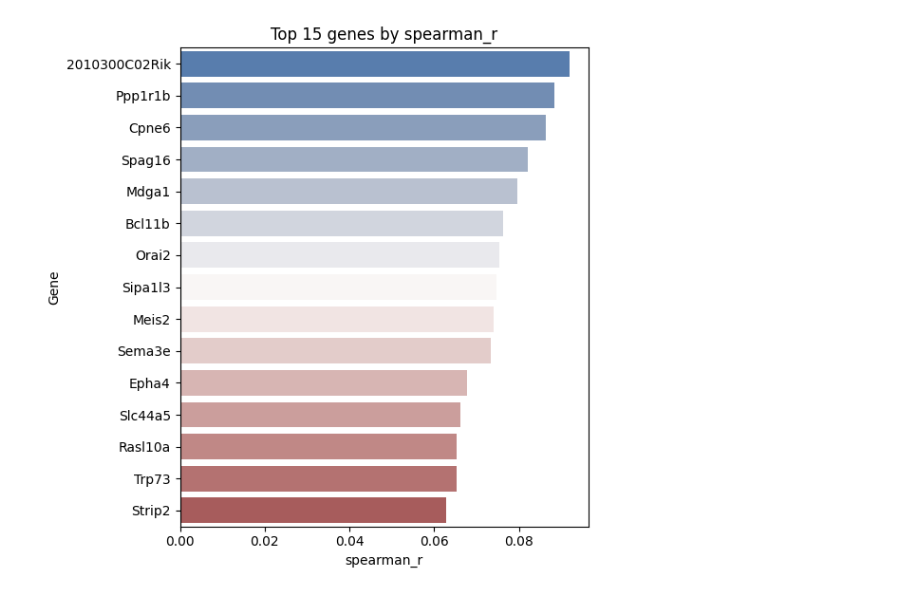
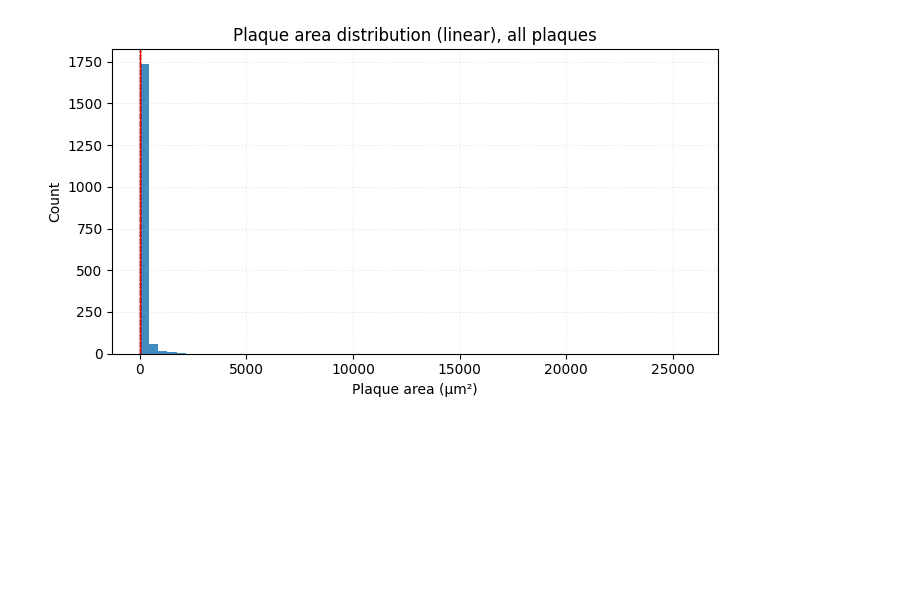
Before and after one commit to epfl-ada/ada-2025-project-adastraperaspera, a Jupyter notebook: results.ipynb, the cells around one changed output. Saved outputs shown, nothing was run; the diff lists cells and outputs as text; code cells hidden in the pictures; blank space fills up the shorter version.

```diff
--- a/results.ipynb
+++ b/results.ipynb
@@ -139,30 +208,73 @@ plot_mean_heatmap(mean_expr, top_n=25)
 # %%
-from src.scripts.analysis.regression_analysis import (
-    compute_gene_spatial_stats,
-    plot_top_spatial_genes,
+# 7. Plot plaque area distribution to validate suggested cutoffs
+areas = plaques_poly["area"].to_numpy()
+
+p5, p10 = np.percentile(areas, [5, 10]) if len(areas) > 0 else (0.0, 0.0)
+q1, q3 = np.percentile(areas, [25, 75]) if len(areas) > 0 else (0.0, 0.0)
+iqr = q3 - q1
+iqr_low = max(0.0, q1 - 1.5 * iqr)
+
+la = np.log10(areas[areas > 0]) if (areas > 0).any() else np.array([])
+knee = 0.0
+if la.size > 1:
+    sl = np.sort(la)
+    gap_idx = int(np.argmax(np.diff(sl)))
+    knee = 10 ** ((sl[gap_idx] + sl[min(gap_idx + 1, len(sl) - 1)]) / 2)
+
+logger.info(
+    {
+        "n_plaques": int(len(areas)),
+        "p5": float(p5),
+        "p10": float(p10),
+        "IQR_low": float(iqr_low),
+        "knee_log10_gap": float(knee),
+    }
+)
+# Linear area
+_ = hist1d(
+    areas,
+    bins=60,
+    thresholds=[
+        (p5, "k", "--"),
+        (p10, "k", ":"),
+        (iqr_low, "r", "-"),
+    ],
+    xlabel="Plaque area (µm²)",
+    ylabel="Count",
+    title="Plaque area distribution (linear), all plaques",
+    xlim=None,
+    ylim=None,
+)
+areas_filtered = areas[areas < 10]
+# Linear area
+_ = hist1d(
+    areas_filtered,
+    bins=60,
+    thresholds=[
+        (p5, "k", "--"),
+        (p10, "k", ":"),
+        (iqr_low, "r", "-"),
+    ],
+    xlabel="Plaque area (µm²)",
+    ylabel="Count",
+    title="Plaque area distribution (linear), plaques under 10 µm²",
+    xlim=None,
+    ylim=None,
 )
 
-gene_cols = [
-    g
-    for g in combined_df.columns
-    if g
-    not in [
-        "cell_id",
-        "x_centroid",
-        "y_centroid",
-        "cell_area",
-        "distance_to_plaque",
-        "transcript_counts",
-        "nucleus_area",
-    ]
-]
+# Log10 area
+la = np.log10(areas[areas > 0])
+knee_log10 = np.log10(knee) if knee > 0 else None
+thr = [(knee_log10, "m", "-")] if knee_log10 is not None else None
 
-stats_df = compute_gene_spatial_stats(combined_df, gene_cols)
-
-# filter for significant positive correlations
-sig_pos = stats_df.query("fdr_pval < 0.05 and spearman_r > 0").head(15)
-display(sig_pos)
-
-# visualize only significant ones
-plot_top_spatial_genes(sig_pos, top_n=15, metric="spearman_r")
+_ = hist1d(
+    la,
+    bins=60,
+    thresholds=thr,
+    xlabel="log10(plaque area / µm²)",
+    ylabel="Count",
+    title="Plaque area distribution (log10)",
+    xlim=None,
+    ylim=None,
+)
 # %% [output]
@@ -185 +282 @@ plot_top_spatial_genes(sig_pos, top_n=15, metric="spearman_r")
-[figure, old version]
+[figure, new version]
```
Also changed, not shown: parts of 68 cells of this notebook, 11 other files.
